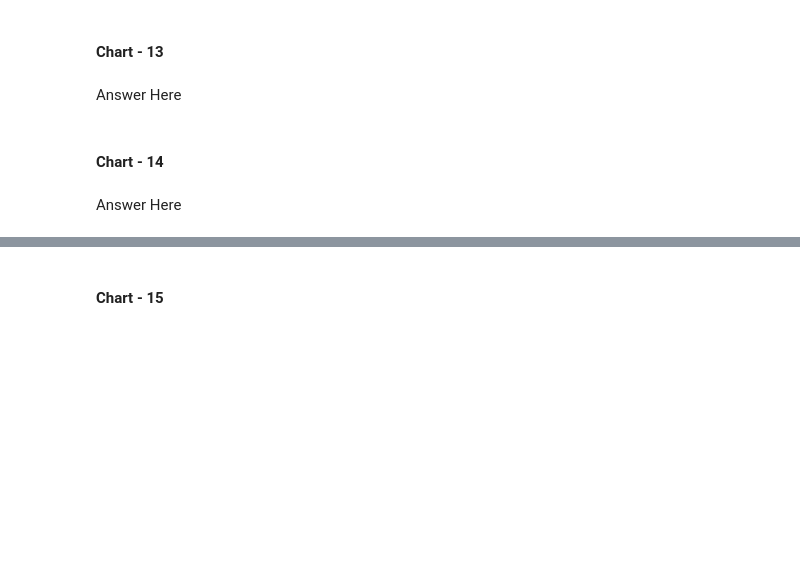
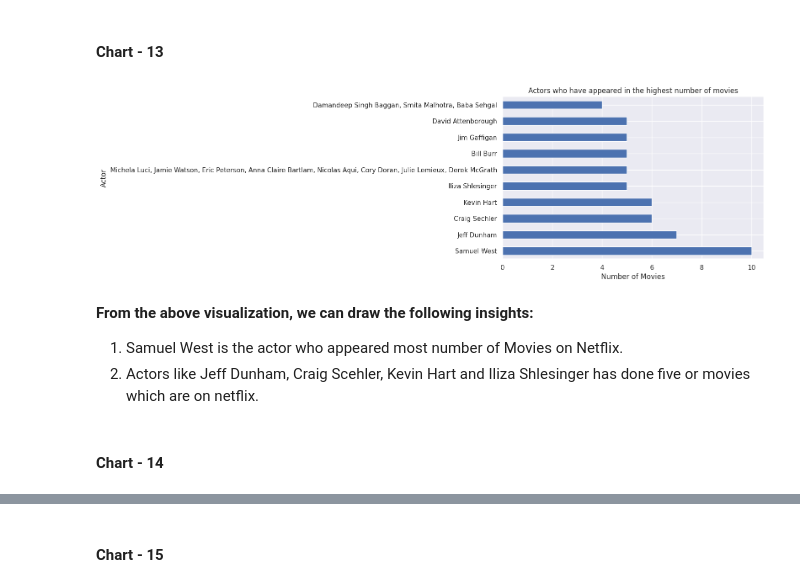
Before and after one commit to vedanttule134/Netflix-Movies-And-TV-Shows-Clustering, a Jupyter notebook: Netflix_Movies_And_TV_Shows_Clustering.ipynb, the cells around one changed output, grey strips where cells are left out. Drawn from its saved outputs; the diff is of its cells as text; code cells hidden in the pictures; blank space fills up the shorter version.

```diff
--- a/Netflix_Movies_And_TV_Shows_Clustering.ipynb
+++ b/Netflix_Movies_And_TV_Shows_Clustering.ipynb
@@ -639,4 +655,25 @@ Answer Here
-# %% [markdown]
-Answer Here
+# %%
+# Chart - 13 visualization code
+# Top actors for movies
+# Filter movies with known cast
+movies_with_known_cast = df[(df['cast'] != 'Unknown') & (df['type'] == 'Movie')]
+# %%
+# Get value counts of actors and select top 10
+top_actors = movies_with_known_cast['cast'].value_counts().nlargest(10)
+# %%
+# Plot horizontal bar chart
+plt.figure(figsize=(8, 5))
+top_actors.plot(kind='barh')
+plt.title('Actors who have appeared in the highest number of movies')
+plt.xlabel('Number of Movies')
+plt.ylabel('Actor')
+plt.show()
+# %% [output]
+[figure, added]
+# %% [markdown]
+**From the above visualization, we can draw the following insights:**
+
+1. Samuel West is the actor who appeared most number of Movies on Netflix.
+2. Actors like Jeff Dunham, Craig Scehler, Kevin Hart and Iliza Shlesinger has done five or movies which are on netflix.
 # %% [markdown]
 #### **Chart - 14**
@@ -645,2 +679,0 @@ Answer Here
-# %% [markdown]
-Answer Here
```
Also changed, not shown: parts of 88 cells of this notebook.
